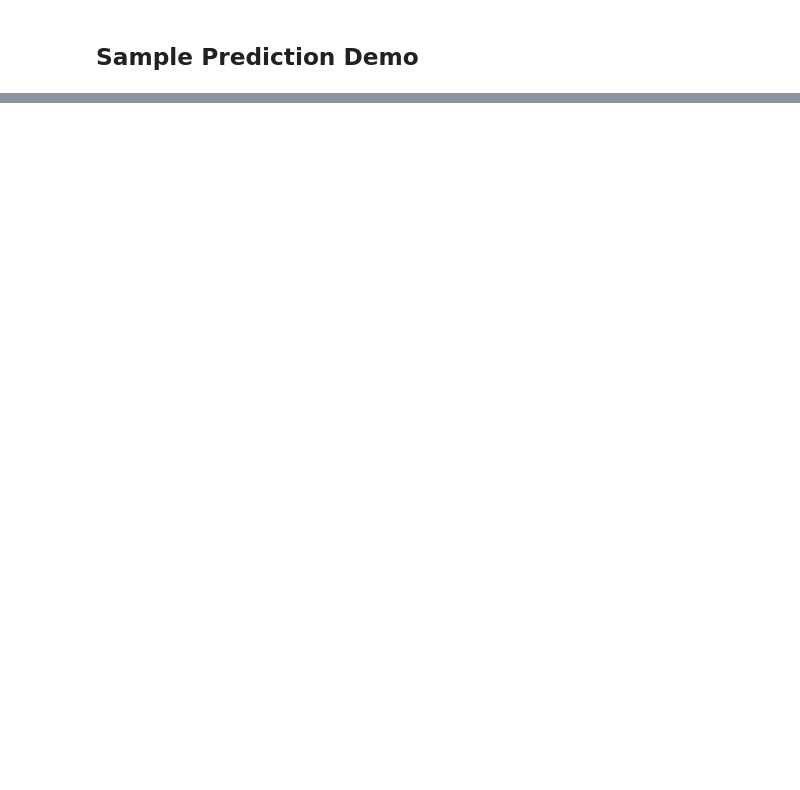
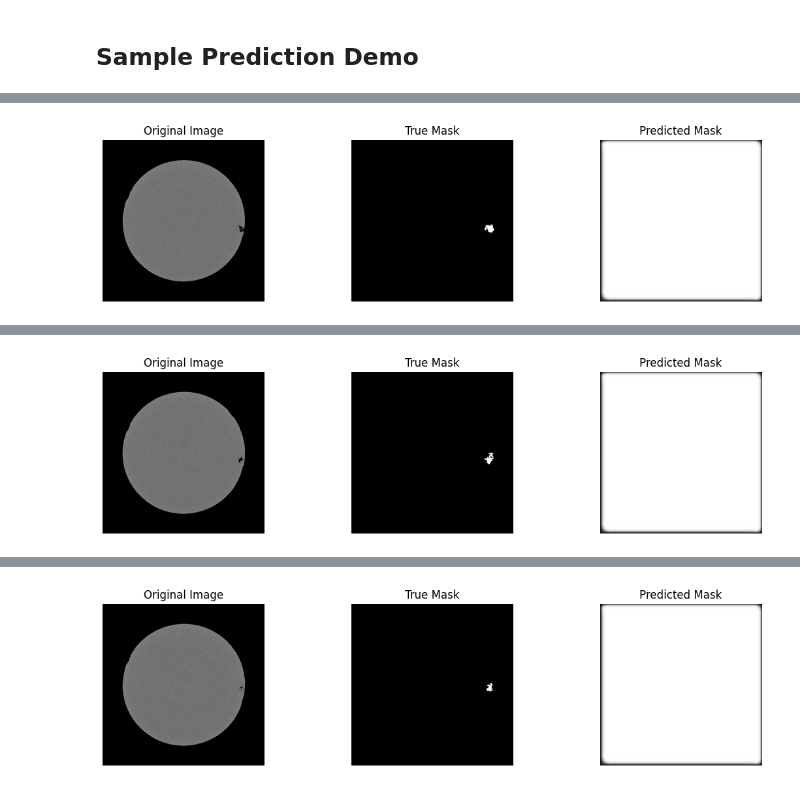
Before and after one commit to cwru-sdle/xct-aluminum-bondwire-corrosion, a Jupyter notebook: notebooks/predict_sample.ipynb, the cells around one changed output, grey strips where cells are left out. Cells and saved outputs as stored; diff of their text form; code cells hidden in the pictures; blank space fills up the shorter version.

Commit message:
prediction notebook

```diff
--- a/notebooks/predict_sample.ipynb
+++ b/notebooks/predict_sample.ipynb
@@ -38,6 +39,7 @@ df = pd.read_csv(config.split_path)
 train_ds, val_ds, test_ds = prepare_datasets(
     df,
     batch_size=1,
+    input_shape=config.img_shape,
     preprocess_func=preprocess_input,
     augment_flag=False,
 )
@@ -47,23 +49,20 @@ if config.backbone:
     unet_model = sm.Unet(
         config.backbone,
         encoder_weights=config.encoder_weights,
-        input_shape=config.img_size + (config.num_channels,),
+        input_shape=config.img_shape,
         classes=1,
         activation='sigmoid'
     )
 else:
     unet_model = Unet(
-        input_shape=config.img_size + (config.num_channels,),
+        input_shape=config.img_shape,
         classes=1,
         activation='sigmoid'
     ).build()
 
 # compile model
-unet_model.compile(
-    optimizer=Adam(learning_rate=config.learning_rate),
-    loss=sm.losses.binary_focal_jaccard_loss,
-    metrics=['accuracy', sm.metrics.precision, sm.metrics.recall, sm.metrics.iou_score],
-)
+unet_model.compile()
+unet_model.load_weights(config.save_model_path)
 # %% [output]
 Training set size: 273
 Validation set size: 10
@@ -180,0 +70,29 @@ OSError: Unable to synchronously open file (file signature not found)
+# %%
+num_samples = 3
+samples = val_ds.take(num_samples)
+
+for image, mask in samples:
+    prediction = unet_model.predict(image)
+
+    # squeeze dimensions
+    image = tf.squeeze(image)
+    mask = tf.squeeze(mask)
+    prediction = tf.squeeze(prediction)
+
+    fig, axs = plt.subplots(1, 3, figsize=(12, 3))
+
+    axs[0].imshow(image)
+    axs[0].set_title('Original Image')
+    axs[0].axis('off')
+
+    axs[1].imshow(mask, cmap='gray')
+    axs[1].set_title('True Mask')
+    axs[1].axis('off')
+
+    axs[2].imshow(prediction, cmap='gray')
+    axs[2].set_title('Predicted Mask')
+    axs[2].axis('off')
+
+    plt.tight_layout()
+    plt.show()
+# %% [output]
@@ -180,0 +100 @@ OSError: Unable to synchronously open file (file signature not found)
+[figure, added]
@@ -180,0 +102 @@ OSError: Unable to synchronously open file (file signature not found)
+[figure, added]
@@ -180,0 +104 @@ OSError: Unable to synchronously open file (file signature not found)
+[figure, added]
```
Also changed, not shown: parts of 6 cells of this notebook, 3 other files.
